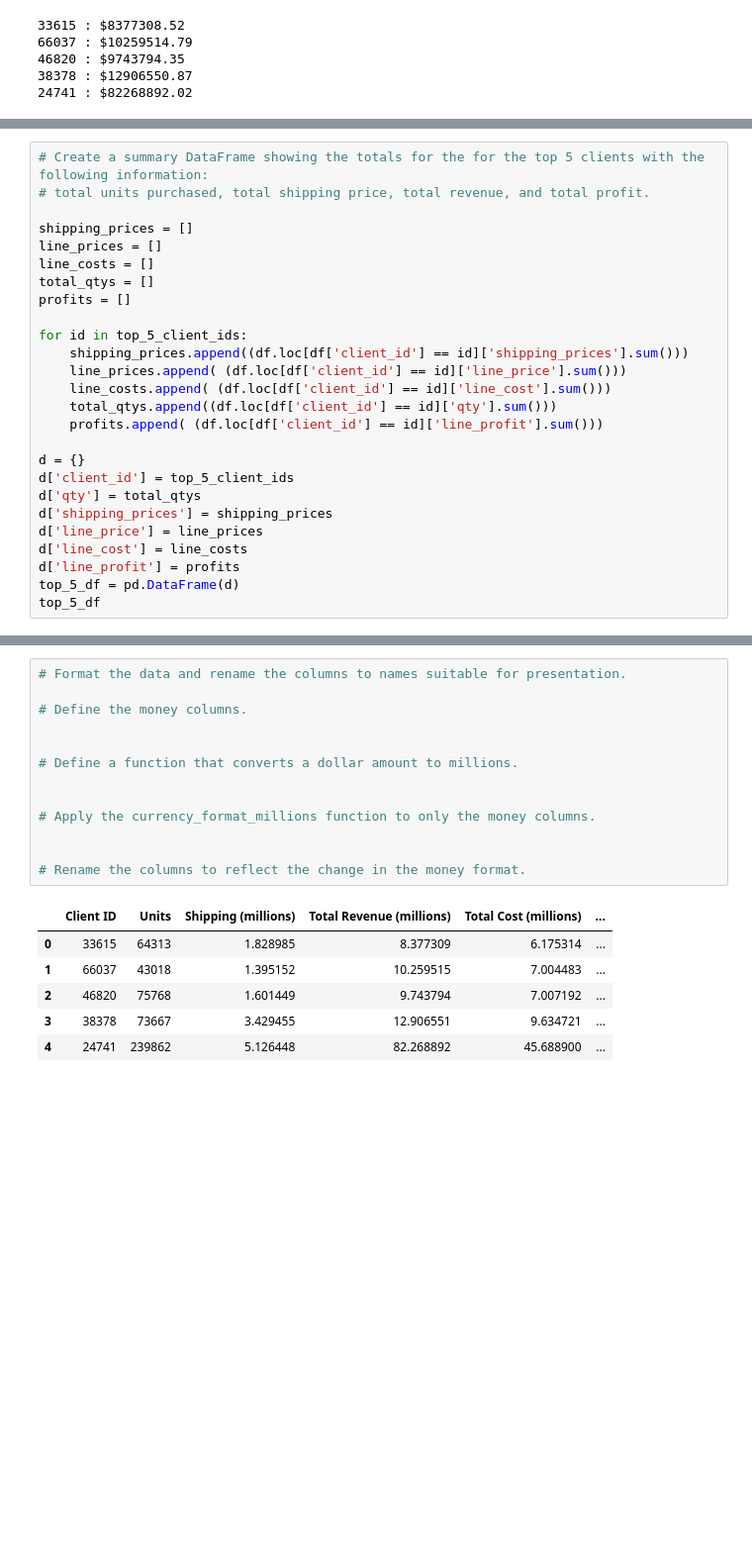
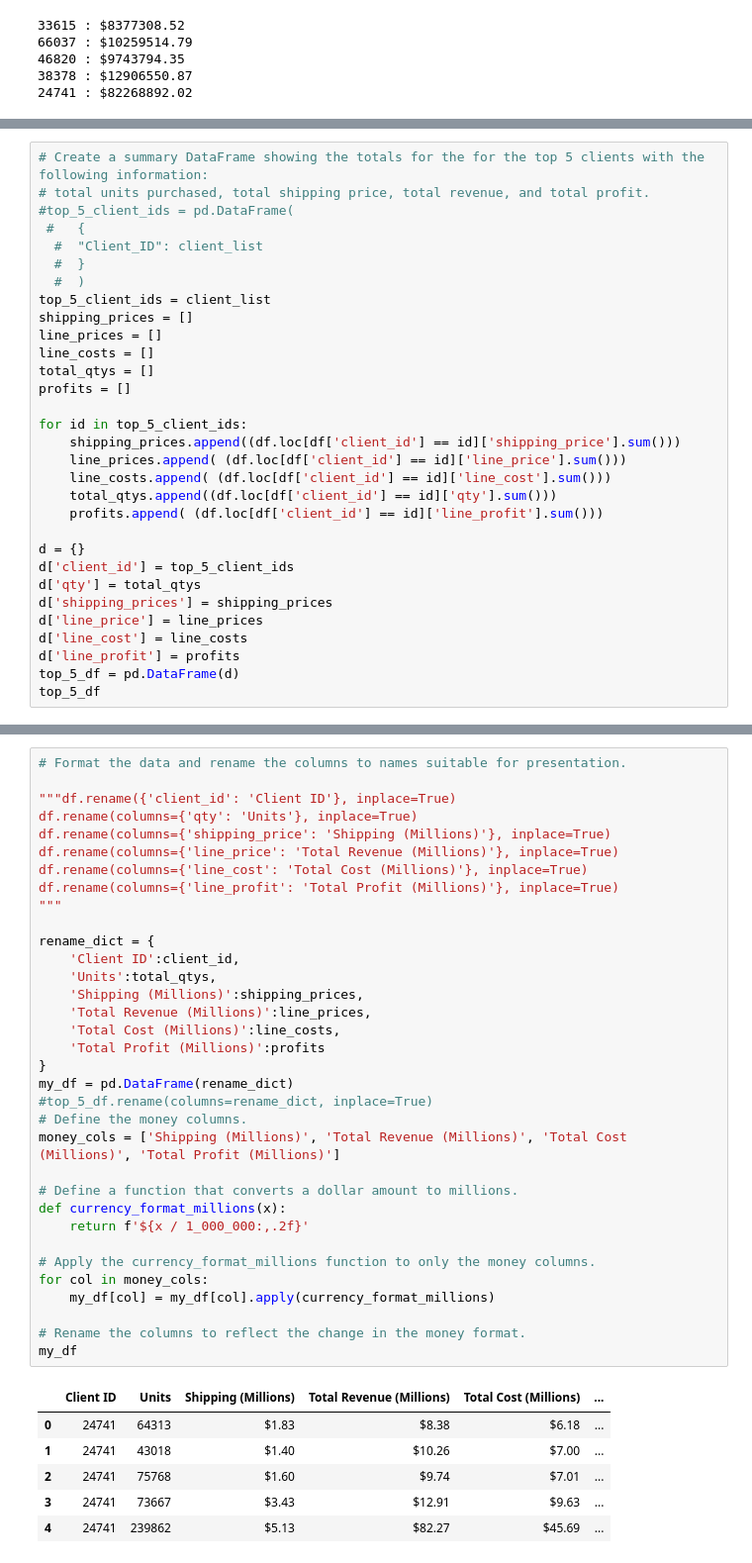
Before and after one commit to jubjam18/athletic_sales_analysis, a Jupyter notebook: wholesale_data_analysis_starter_code.ipynb, the cells around one changed output, grey strips where cells are left out. Shown at 99% size. Saved outputs shown, nothing was run; the diff lists cells and outputs as text; blank space fills up the shorter version.

```diff
--- a/wholesale_data_analysis_starter_code.ipynb
+++ b/wholesale_data_analysis_starter_code.ipynb
@@ -233,7 +265,12 @@ for client_id in client_list:
 # %%
 # Create a summary DataFrame showing the totals for the for the top 5 clients with the following information:
 # total units purchased, total shipping price, total revenue, and total profit.
-
+#top_5_client_ids = pd.DataFrame(
+ #   {
+  #  "Client_ID": client_list
+  #  }
+  #  )
+top_5_client_ids = client_list
 shipping_prices = []
 line_prices = []
 line_costs = []
@@ -241,7 +278,7 @@ total_qtys = []
 profits = []
 
 for id in top_5_client_ids:
-    shipping_prices.append((df.loc[df['client_id'] == id]['shipping_prices'].sum()))
+    shipping_prices.append((df.loc[df['client_id'] == id]['shipping_price'].sum()))
     line_prices.append( (df.loc[df['client_id'] == id]['line_price'].sum()))
     line_costs.append( (df.loc[df['client_id'] == id]['line_cost'].sum()))
     total_qtys.append((df.loc[df['client_id'] == id]['qty'].sum()))
@@ -261,22 +303,43 @@ NameError: name 'top_5_client_ids' is not defined
 # %%
 # Format the data and rename the columns to names suitable for presentation.
 
+"""df.rename({'client_id': 'Client ID'}, inplace=True)
+df.rename(columns={'qty': 'Units'}, inplace=True)
+df.rename(columns={'shipping_price': 'Shipping (Millions)'}, inplace=True)
+df.rename(columns={'line_price': 'Total Revenue (Millions)'}, inplace=True)
+df.rename(columns={'line_cost': 'Total Cost (Millions)'}, inplace=True)
+df.rename(columns={'line_profit': 'Total Profit (Millions)'}, inplace=True)
+"""
+
+rename_dict = {
+    'Client ID':client_id,
+    'Units':total_qtys,
+    'Shipping (Millions)':shipping_prices,
+    'Total Revenue (Millions)':line_prices,
+    'Total Cost (Millions)':line_costs,
+    'Total Profit (Millions)':profits
+}
+my_df = pd.DataFrame(rename_dict)
+#top_5_df.rename(columns=rename_dict, inplace=True)
 # Define the money columns.
-
+money_cols = ['Shipping (Millions)', 'Total Revenue (Millions)', 'Total Cost (Millions)', 'Total Profit (Millions)']
 
 # Define a function that converts a dollar amount to millions.
-
+def currency_format_millions(x):
+    return f'${x / 1_000_000:,.2f}'
 
 # Apply the currency_format_millions function to only the money columns.
-
+for col in money_cols:
+    my_df[col] = my_df[col].apply(currency_format_millions)
 
 # Rename the columns to reflect the change in the money format.
+my_df
 # %% [output]
-|  | Client ID | Units | Shipping (millions) | Total Revenue (millions) | Total Cost (millions) | ... |
-| 0 | 33615 | 64313 | 1.828985 | 8.377309 | 6.175314 | ... |
-| 1 | 66037 | 43018 | 1.395152 | 10.259515 | 7.004483 | ... |
-| 2 | 46820 | 75768 | 1.601449 | 9.743794 | 7.007192 | ... |
-| 3 | 38378 | 73667 | 3.429455 | 12.906551 | 9.634721 | ... |
-| 4 | 24741 | 239862 | 5.126448 | 82.268892 | 45.688900 | ... |
+|  | Client ID | Units | Shipping (Millions) | Total Revenue (Millions) | Total Cost (Millions) | ... |
+| 0 | 24741 | 64313 | $1.83 | $8.38 | $6.18 | ... |
+| 1 | 24741 | 43018 | $1.40 | $10.26 | $7.00 | ... |
+| 2 | 24741 | 75768 | $1.60 | $9.74 | $7.01 | ... |
+| 3 | 24741 | 73667 | $3.43 | $12.91 | $9.63 | ... |
+| 4 | 24741 | 239862 | $5.13 | $82.27 | $45.69 | ... |
 # %%
 # Sort the updated data by "Total Profit (millions)" form highest to lowest and assign the sort to a new DatFrame.
```
Also changed, not shown: parts of 4 cells of this notebook, 5 other files.
